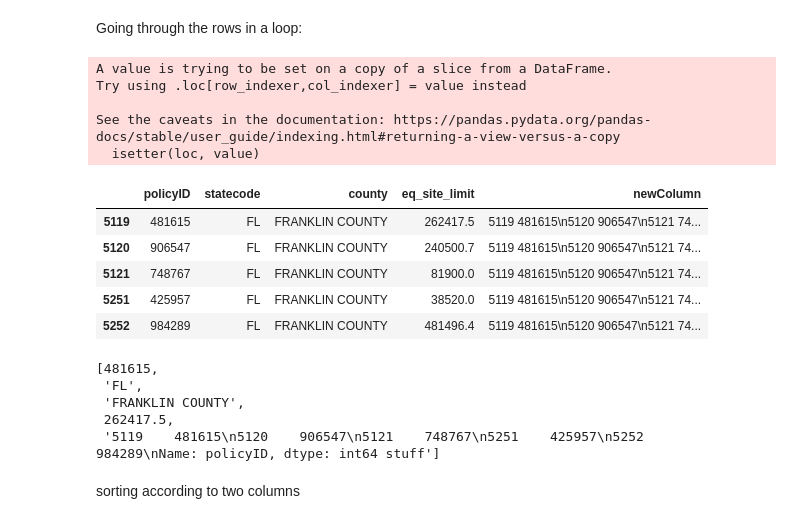
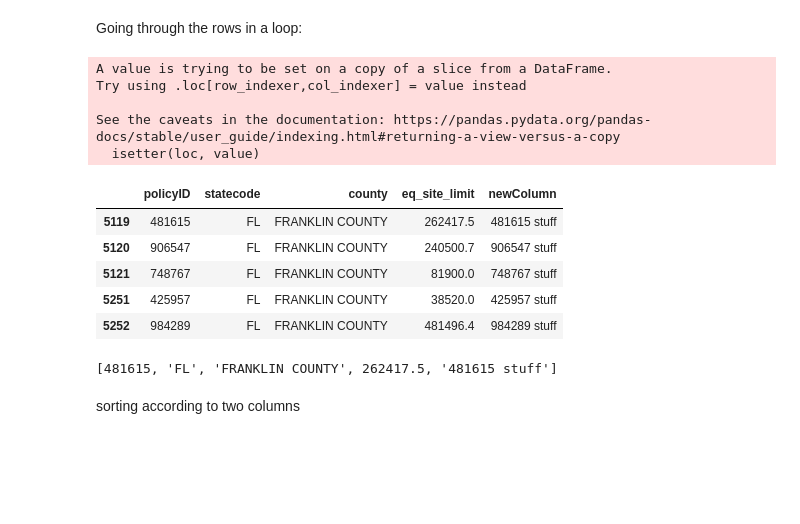
Before and after one commit to Nicolucas/PyTutorial-PANDAS, a Jupyter notebook: notebooks/00-IntroPandas.ipynb, the cells around one changed output. Saved outputs shown, nothing was run; the diff lists cells and outputs as text; code cells hidden in the pictures; blank space fills up the shorter version.

```diff
--- a/notebooks/00-IntroPandas.ipynb
+++ b/notebooks/00-IntroPandas.ipynb
@@ -163,28 +163,24 @@ Filter2.append(Filter2[:2],ignore_index=True)
 Going through the rows in a loop:
 # %%
 for idx, row in Filter2.iterrows():
-    Filter2.loc[idx,["newColumn"]]=str(Filter2["policyID"])+ " stuff"
+    Filter2.loc[idx,["newColumn"]]=str(row["policyID"])+ " stuff"
 Filter2
 # %% [output]
 A value is trying to be set on a copy of a slice from a DataFrame.
 Try using .loc[row_indexer,col_indexer] = value instead
 
 See the caveats in the documentation: https://pandas.pydata.org/pandas-docs/stable/user_guide/indexing.html#returning-a-view-versus-a-copy
   isetter(loc, value)
 |  | policyID | statecode | county | eq_site_limit | newColumn |
-| 5119 | 481615 | FL | FRANKLIN COUNTY | 262417.5 | 5119 481615\n5120 906547\n5121 74... |
-| 5120 | 906547 | FL | FRANKLIN COUNTY | 240500.7 | 5119 481615\n5120 906547\n5121 74... |
-| 5121 | 748767 | FL | FRANKLIN COUNTY | 81900.0 | 5119 481615\n5120 906547\n5121 74... |
-| 5251 | 425957 | FL | FRANKLIN COUNTY | 38520.0 | 5119 481615\n5120 906547\n5121 74... |
-| 5252 | 984289 | FL | FRANKLIN COUNTY | 481496.4 | 5119 481615\n5120 906547\n5121 74... |
+| 5119 | 481615 | FL | FRANKLIN COUNTY | 262417.5 | 481615 stuff |
+| 5120 | 906547 | FL | FRANKLIN COUNTY | 240500.7 | 906547 stuff |
+| 5121 | 748767 | FL | FRANKLIN COUNTY | 81900.0 | 748767 stuff |
+| 5251 | 425957 | FL | FRANKLIN COUNTY | 38520.0 | 425957 stuff |
+| 5252 | 984289 | FL | FRANKLIN COUNTY | 481496.4 | 984289 stuff |
 # %%
 Filter2.iloc[0].tolist()
 # %% [output]
-[481615,
- 'FL',
- 'FRANKLIN COUNTY',
- 262417.5,
- '5119    481615\n5120    906547\n5121    748767\n5251    425957\n5252    984289\nName: policyID, dtype: int64 stuff']
+[481615, 'FL', 'FRANKLIN COUNTY', 262417.5, '481615 stuff']
 # %% [markdown]
 sorting according to two columns
 # %%
```
